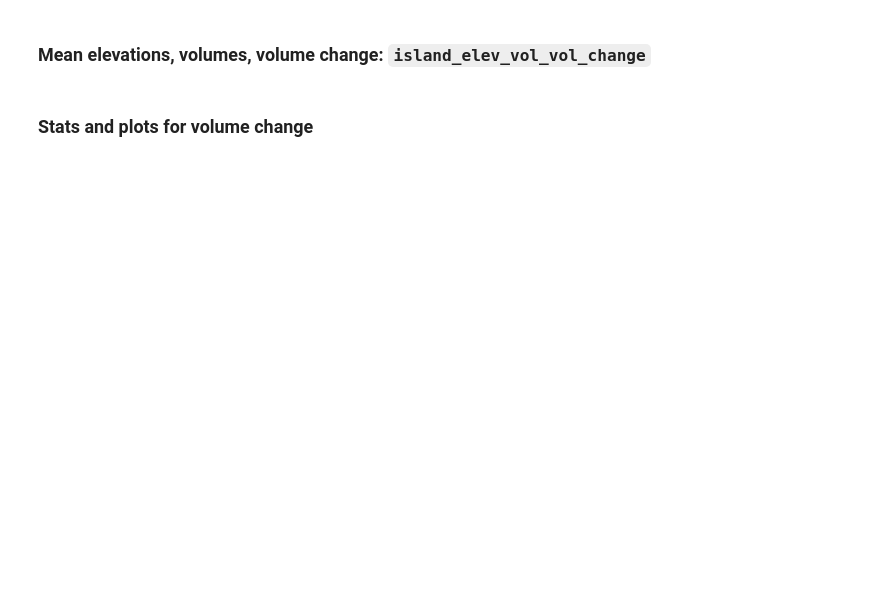
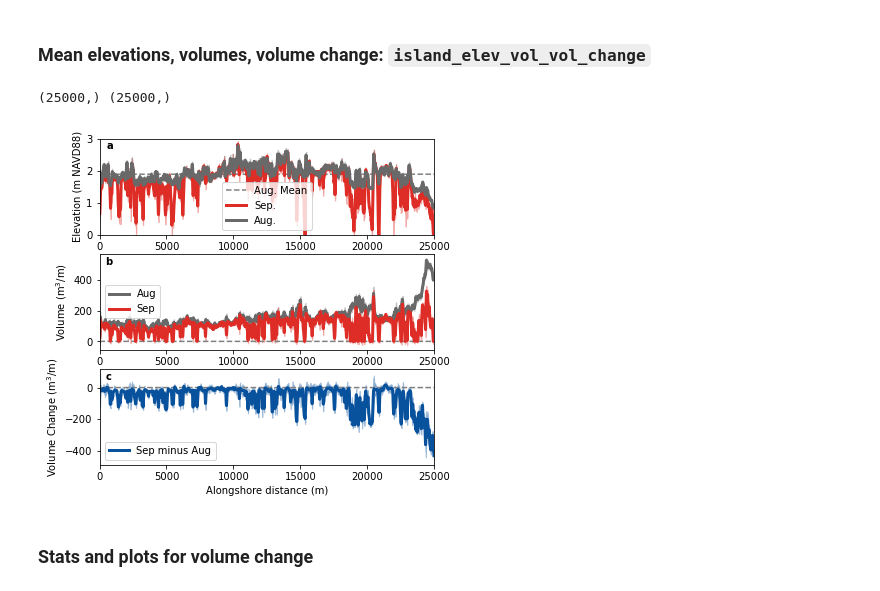
Before and after one commit to csherwood-usgs/CoreBx, a Jupyter notebook: CoreBx_process.ipynb, the cells around one changed output. Cells and saved outputs as stored; diff of their text form; code cells hidden in the pictures; blank space fills up the shorter version.

Commit message:
graph changes

```diff
--- a/CoreBx_process.ipynb
+++ b/CoreBx_process.ipynb
@@ -23,6 +23,7 @@ from scipy import interpolate, signal
 from astropy.convolution import Gaussian2DKernel
 from astropy.convolution import convolve as astropy_convolve
 from scipy.signal import convolve as scipy_convolve
+import seaborn as sns
 from CoreBx_funcs import *
 %matplotlib inline
 
@@ -46,6 +47,7 @@ red3 = ['#fee0d2','#fc9272','#de2d26']
 # oranges from ColorBrewer https://colorbrewer2.org/#type=sequential&scheme=PuBu&n=5
 cols=['#feedde','#fdbe85','#fd8d3c','#e6550d','#a63603']
 blue5=['#f1eef6','#bdc9e1','#bdc9e1','#2b8cbe','#045a8d']
+nblue5 = ['#eff3ff','#bdd7e7','#6baed6','#3182bd','#08519c']
 green5=['#edf8e9','#bae4b3','#74c476','#31a354','#006d2c']
 purple5 = ['#f2f0f7','#cbc9e2','#9e9ac8','#756bb1','#54278f']
 
@@ -983,6 +1057,7 @@ print('Uncertainties around these changes are {:.0f}%, {:.0f}%, and {:.0f}%.'
 
 width_platform0=platform_width.copy()
 #width_platform0[plat_=10.]=0.
+y = np.arange(0,nalong)
 
 # average volume
 vpmean = np.zeros_like(plat_vol)
@@ -994,17 +1069,18 @@ apstd = vpmean.copy()
 elmean = vpmean.copy()
 elstd = vpmean.copy()
 
+nsmooth = 51
 # smooth volumes and widths
 for i in range(0,4):
     eltot = all_vol/island_width
-    elmean[:,i] = running_nanmean(eltot[:,i],501)
-    elstd[:,i] = running_stddev(eltot[:,i],501)
-    vpmean[:,i] = running_nanmean(plat_vol[:,i],501)
-    vpstd[:,i] = running_stddev(plat_vol[:,i],501)
-    vpmean[:,i] = running_nanmean(beach_vol[:,i],501)
-    vpstd[:,i] = running_stddev(beach_vol[:,i],501)
-    apmean[:,i] = running_nanmean(width_platform0[:,i],501)
-    apstd[:,i] = running_stddev(width_platform0[:,i],501)
+    elmean[:,i] = running_nanmean(eltot[:,i],nsmooth)
+    elstd[:,i] = running_stddev(eltot[:,i],nsmooth)
+    vpmean[:,i] = running_nanmean(plat_vol[:,i],nsmooth)
+    vpstd[:,i] = running_stddev(plat_vol[:,i],nsmooth)
+    vpmean[:,i] = running_nanmean(beach_vol[:,i],nsmooth)
+    vpstd[:,i] = running_stddev(beach_vol[:,i],nsmooth)
+    apmean[:,i] = running_nanmean(width_platform0[:,i],nsmooth)
+    apstd[:,i] = running_stddev(width_platform0[:,i],nsmooth)
 
 # smooth max elevations in August
 x = zdune[:,0]
@@ -1036,35 +1112,38 @@ ax2=plt.subplot(312)
 plt.plot(y,np.ones_like(y)*0.,'--',c='gray')
 
 ax2.fill_between(y,vpmean[:,0]-vpstd[:,0],vpmean[:,0]+vpstd[:,0],color='dimgray',alpha=0.3)
 ax2.fill_between(y,vpmean[:,1]-vpstd[:,1],vpmean[:,1]+vpstd[:,1],color=red3[2], alpha=0.3)
 plt.plot(y,vpmean[:,0],linewidth=3,c='dimgray',label='Aug')
 plt.plot(y,vpmean[:,1],linewidth=3,c=red3[2],label='Sep')
 
 plt.text(0.02, 0.92,'b ',horizontalalignment='left',verticalalignment='center',transform = ax2.transAxes, fontweight='bold')
 #plt.ylim((-2,8))
 plt.ylabel('Volume (m$^3$/m)')
 plt.legend(loc='center left')
 plt.xlim((0,25000))
 #plt.xlabel('Alongshore distance (m)')
 
 vol_change_1 = vpmean[:,1]-vpmean[:,0]
 vol_change_std_1 = np.sqrt(vpstd[:,0]**2 + vpstd[:,1]**2)
 
 ax3=plt.subplot(313)
 plt.plot(y,np.zeros_like(y), '--',c='gray')
-ax3.fill_between(y,vol_change_1-vol_change_std_1, vol_change_1+vol_change_std_1, color=red3[2],alpha=0.3)
-plt.plot(y, vol_change_1, linewidth=3, c=red3[2], label='Sep minus Aug')
+ax3.fill_between(y,vol_change_1-vol_change_std_1, vol_change_1+vol_change_std_1, color=nblue5[4],alpha=0.3)
+plt.plot(y, vol_change_1, linewidth=3, c=nblue5[4], label='Sep minus Aug')
 plt.text(0.02, 0.92,'c ',horizontalalignment='left',verticalalignment='center',transform = ax3.transAxes, fontweight='bold')
 #plt.ylim((-2,8))
 plt.ylabel('Volume Change (m$^3$/m)')
 plt.legend(loc='lower left')
 plt.xlim((0,25000))
 plt.xlabel('Alongshore distance (m)')
 
 fig_name = fig_dir+'island_elev_vol_vol_change.svg'
 plt.savefig(fig_name,bbox_inches='tight', format='svg')
 fig_name = fig_dir+'island_elev_vol_vol_change.png'
 plt.savefig(fig_name,bbox_inches='tight', format='png', dpi = 200)
+# %% [output]
+(25000,) (25000,)
+[figure, added]
 # %% [markdown]
 ### Stats and plots for volume change
 # %%
```
Also changed, not shown: parts of 37 cells of this notebook.
